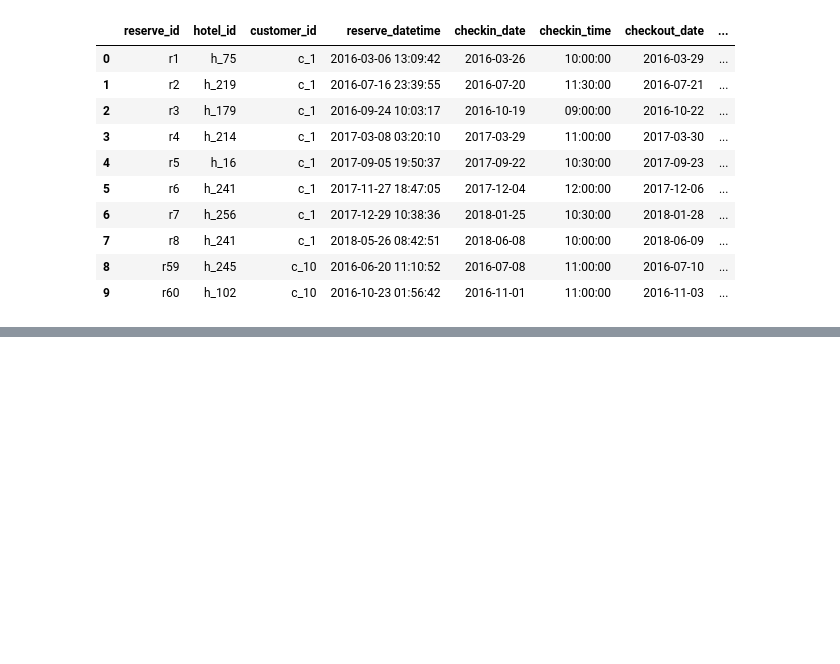
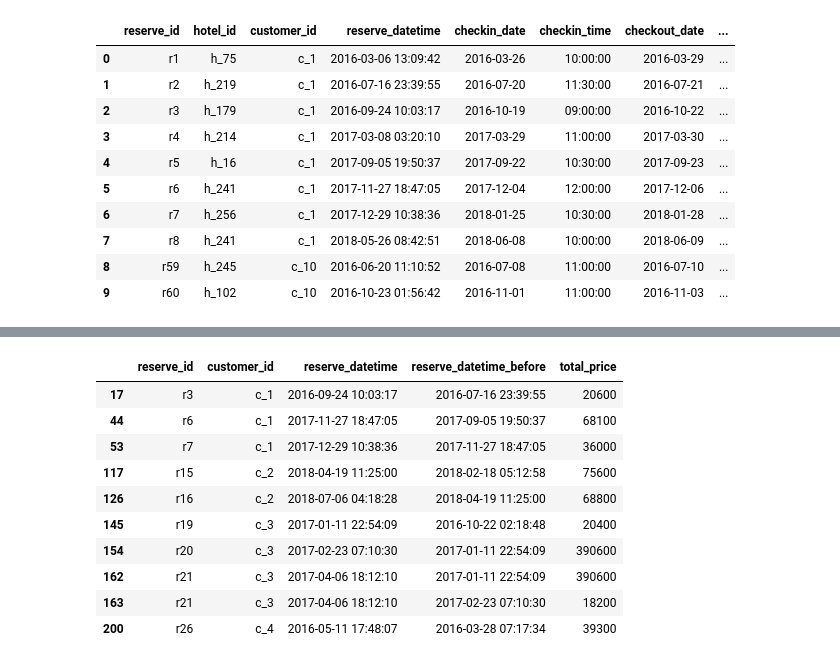
Before and after one commit to suhyun-cho/study, a Jupyter notebook: Data-Preprocessing/004_join.ipynb, the cells around one changed output, grey strips where cells are left out. Cells and saved outputs as stored; diff of their text form; code cells hidden in the pictures; blank space fills up the shorter version.

```diff
--- a/Data-Preprocessing/004_join.ipynb
+++ b/Data-Preprocessing/004_join.ipynb
@@ -314,0 +390,16 @@ result.head(10)
+# %%
+# reserve_datetime_before가 reserve_datetime보다 이전이면서 & 90일간 이니까, 90일전일자보단 커야됨.
+sum_table[operator.and_(sum_table['reserve_datetime']>sum_table['reserve_datetime_before'],
+                                       sum_table['reserve_datetime']+offsets.Day(-90)<= sum_table['reserve_datetime_before'])].head(10)
+# %% [output]
+|  | reserve_id | customer_id | reserve_datetime | reserve_datetime_before | total_price |
+| 17 | r3 | c_1 | 2016-09-24 10:03:17 | 2016-07-16 23:39:55 | 20600 |
+| 44 | r6 | c_1 | 2017-11-27 18:47:05 | 2017-09-05 19:50:37 | 68100 |
+| 53 | r7 | c_1 | 2017-12-29 10:38:36 | 2017-11-27 18:47:05 | 36000 |
+| 117 | r15 | c_2 | 2018-04-19 11:25:00 | 2018-02-18 05:12:58 | 75600 |
+| 126 | r16 | c_2 | 2018-07-06 04:18:28 | 2018-04-19 11:25:00 | 68800 |
+| 145 | r19 | c_3 | 2017-01-11 22:54:09 | 2016-10-22 02:18:48 | 20400 |
+| 154 | r20 | c_3 | 2017-02-23 07:10:30 | 2017-01-11 22:54:09 | 390600 |
+| 162 | r21 | c_3 | 2017-04-06 18:12:10 | 2017-01-11 22:54:09 | 390600 |
+| 163 | r21 | c_3 | 2017-04-06 18:12:10 | 2017-02-23 07:10:30 | 18200 |
+| 200 | r26 | c_4 | 2016-05-11 17:48:07 | 2016-03-28 07:17:34 | 39300 |
```
Also changed, not shown: parts of 15 cells of this notebook.
